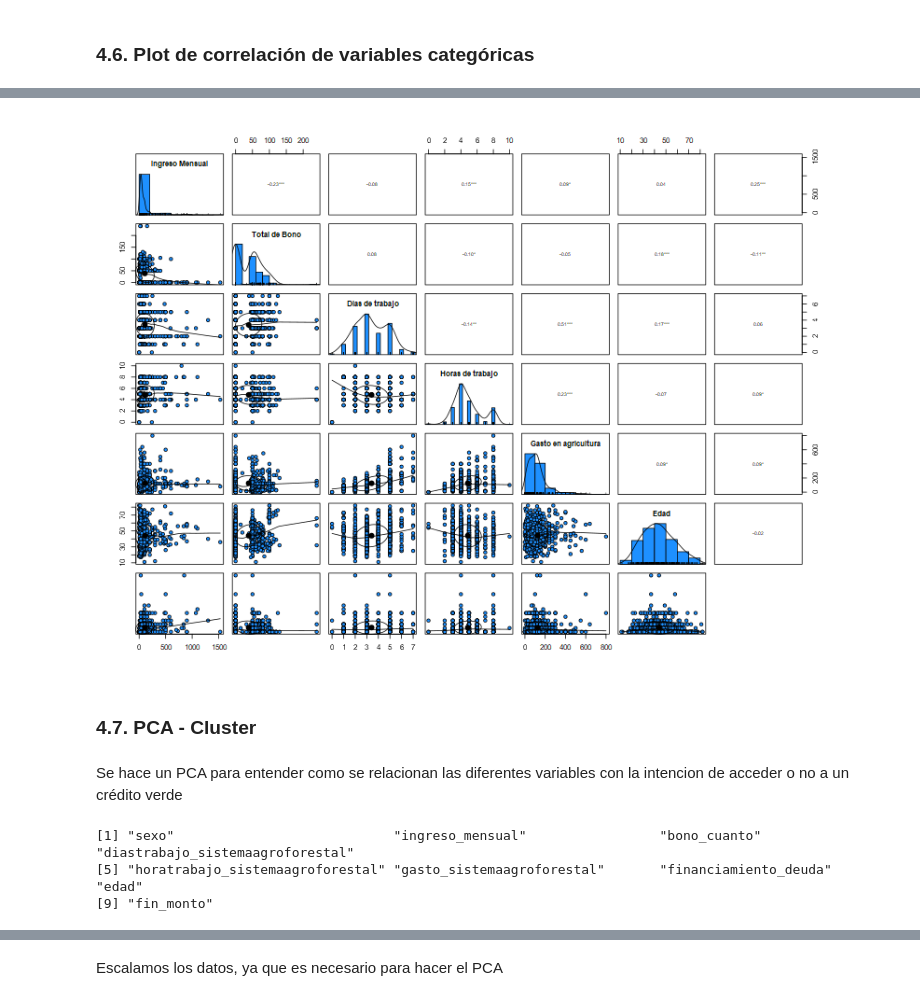
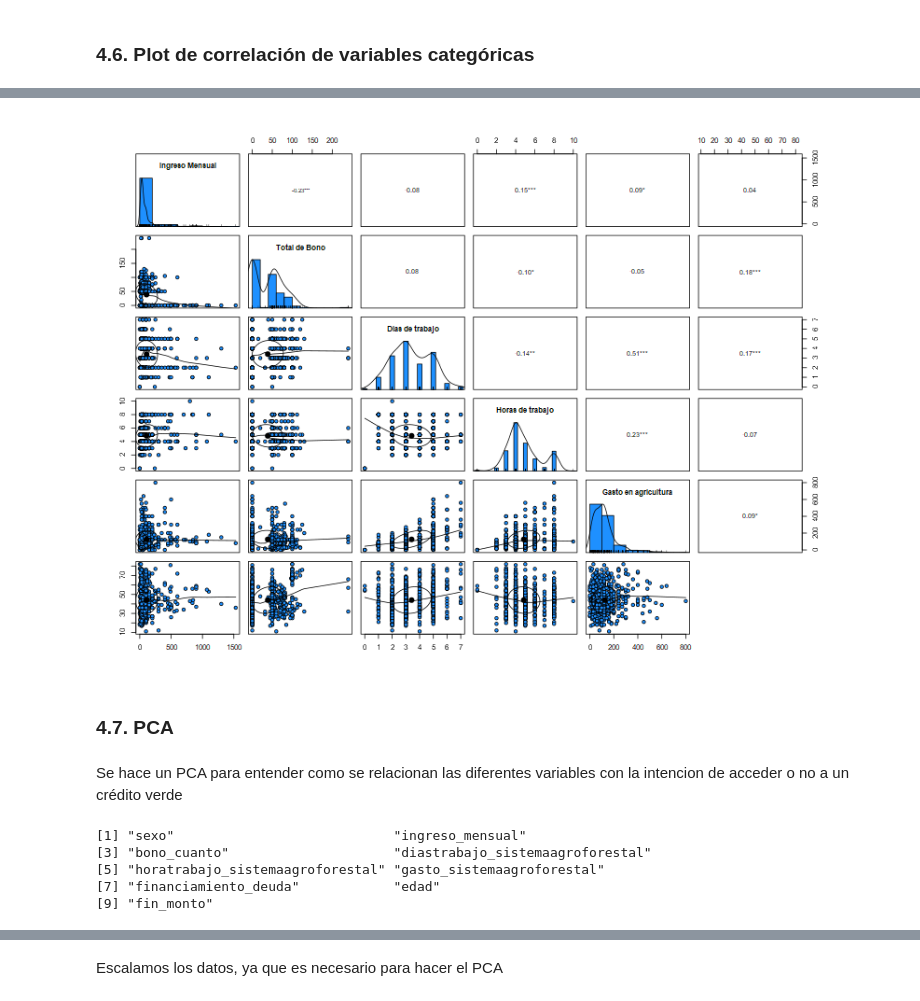
Before and after one commit to daningMontano/EDA_AGRICULTURE, a Jupyter notebook: EDA_agriculture_FP.ipynb, the cells around one changed output, grey strips where cells are left out. Cells and saved outputs as stored; diff of their text form; code cells hidden in the pictures.

```diff
--- a/EDA_agriculture_FP.ipynb
+++ b/EDA_agriculture_FP.ipynb
@@ -180,8 +181,7 @@ Nuestra Variable de interés es saber las variables que inbfluencian en la inten
 # %% [markdown]
 Para practicidad trabajaremos solo con datos completos y seleccionaremos solo ciertas variables, de las cuales se intuye que existe alguna relación con la variable objetivo
 # %%
-df_agri = df_agri %>% select(sexo, ingreso_mensual,  bono_cuanto,
-  diastrabajo_sistemaagroforestal,horatrabajo_sistemaagroforestal, gasto_sistemaagroforestal,financiamiento_deuda,edad, fin_monto )
+df_agri = df_agri %>% dplyr::select(sexo, ingreso_mensual,  bono_cuanto, diastrabajo_sistemaagroforestal,horatrabajo_sistemaagroforestal, gasto_sistemaagroforestal,financiamiento_deuda,edad, fin_monto )
 # %%
 df_agri = na.omit(df_agri)
 # %% [markdown]
@@ -282,0 +285,3 @@ fin_monto                        1.00000000
+# %%
+variables_continuas <- df_agri %>% dplyr::select(-sexo, -financiamiento_deuda, - fin_monto)
+cor(scale(variables_continuas))
@@ -283,41 +306,43 @@ fin_monto                        1.00000000
 # %%
-variables_continuas <- df_agri %>% select(-sexo, -financiamiento_deuda)
+
 
 # Graficar con control visual
 pairs.panels(
   variables_continuas,     # tu dataframe
   labels = c("Ingreso Mensual", "Total de Bono", "Dias de trabajo", "Horas de trabajo", "Gasto en agricultura", "Edad", "Horas mensual"),
   method = "pearson",   # método de correlación
   smooth = TRUE,        # curva loess
   lm = FALSE,           # sin línea lineal
   density = TRUE,       # incluye densidad/histograma
   ellipses = TRUE,      # elipses de correlación
   pch = 21,             # tipo de punto
   col = "black",  # borde de punto
   bg = "#1E90FF",   # relleno de punto
   digits = 2,           # decimales
   cor = TRUE,           # mostrar correlación
   scale = FALSE,        # no escalar texto por tamaño
   rug = TRUE,           # mini barras bajo histograma
   hist.col = "#1E90FF",
   show.points = TRUE,
   breaks = 10,
   smoother = FALSE,
   stars = TRUE,         # mostrar significancia (*, **, ***)
   ci = FALSE,           # sin intervalos de confianza
   cex.labels = 1,     # texto de nombres de variables
   font.labels = 2,      # texto en negrita
   cex.cor = 1.5         # tamaño de números de correlación
 )
 # %% [output]
-[figure, old version]
+[figure, new version]
 # %% [markdown]
-### 4.7. PCA - Cluster
+### 4.7. PCA
 # %% [markdown]
 Se hace un PCA para entender como se relacionan las diferentes variables con la intencion de acceder o no a un crédito verde
 # %%
 colnames(df_agri)
 # %% [output]
-[1] "sexo"                            "ingreso_mensual"                 "bono_cuanto"                     "diastrabajo_sistemaagroforestal"
-[5] "horatrabajo_sistemaagroforestal" "gasto_sistemaagroforestal"       "financiamiento_deuda"            "edad"
+[1] "sexo"                            "ingreso_mensual"
+[3] "bono_cuanto"                     "diastrabajo_sistemaagroforestal"
+[5] "horatrabajo_sistemaagroforestal" "gasto_sistemaagroforestal"
+[7] "financiamiento_deuda"            "edad"
 [9] "fin_monto"
```
Also changed, not shown: parts of 16 cells of this notebook.
